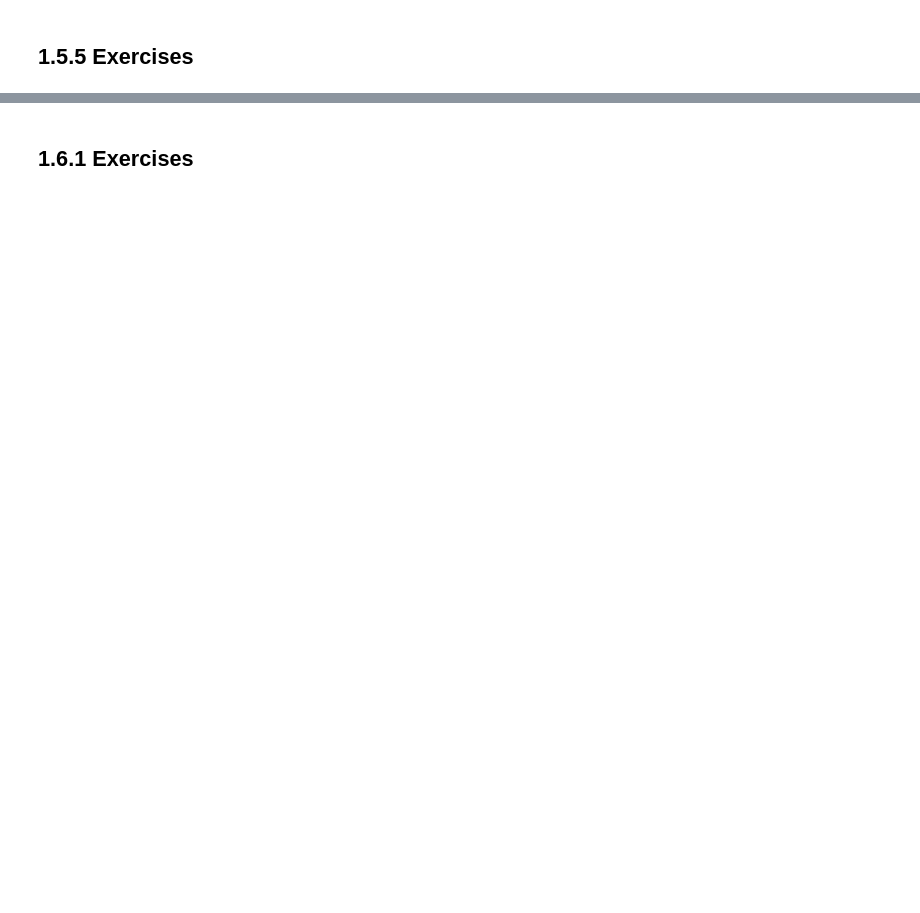
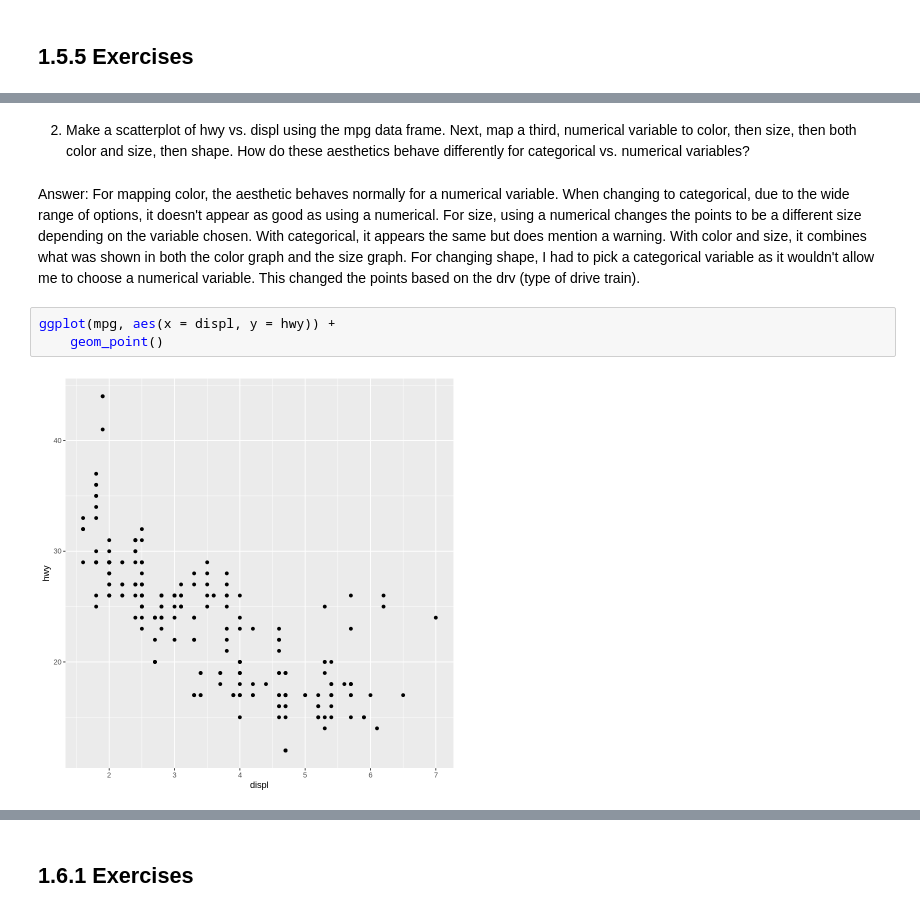
Before and after one commit to swill04/R4DS_exercises, a Jupyter notebook: week1_hw.ipynb, the cells around one changed output, grey strips where cells are left out. Saved outputs shown, nothing was run; the diff lists cells and outputs as text; blank space fills up the shorter version.

```diff
--- a/week1_hw.ipynb
+++ b/week1_hw.ipynb
@@ -328,0 +407,9 @@ ggplot(penguins, aes(x = species)) +
+# %% [markdown]
+2. Make a scatterplot of hwy vs. displ using the mpg data frame. Next, map a third, numerical variable to color, then size, then both color and size, then shape. How do these aesthetics behave differently for categorical vs. numerical variables?
+# %% [markdown]
+Answer: For mapping color, the aesthetic behaves normally for a numerical variable. When changing to categorical, due to the wide range of options, it doesn't appear as good as using a numerical. For size, using a numerical changes the points to be a different size depending on the variable chosen. With categorical, it appears the same but does mention a warning. With color and size, it combines what was shown in both the color graph and the size graph. For changing shape, I had to pick a categorical variable as it wouldn't allow me to choose a numerical variable. This changed the points based on the drv (type of drive train).
+# %%
+ggplot(mpg, aes(x = displ, y = hwy)) +
+    geom_point()
+# %% [output]
+[figure, added]
```
Also changed, not shown: parts of 48 cells of this notebook, 2 other files.
